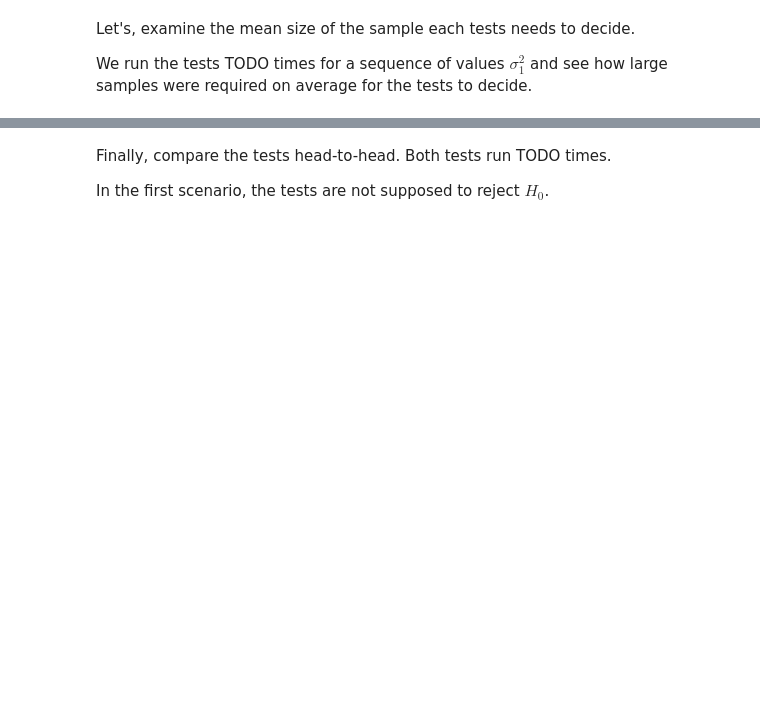
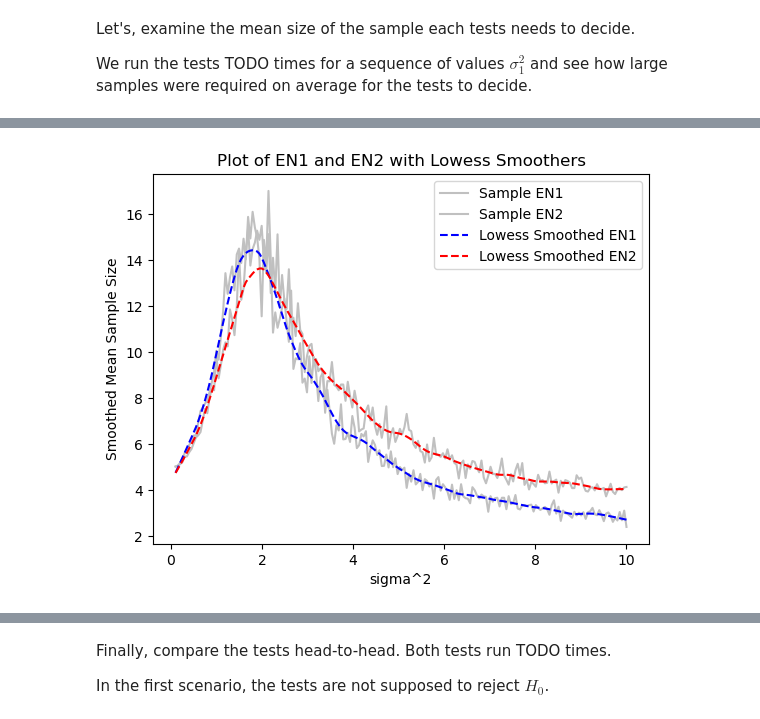
Before and after one commit to PrinceOfCzechia/sequential-test-sim, a Jupyter notebook: notebook2.ipynb, the cells around one changed output, grey strips where cells are left out. Drawn from its saved outputs; the diff is of its cells as text; code cells hidden in the pictures; blank space fills up the shorter version.

```diff
--- a/notebook2.ipynb
+++ b/notebook2.ipynb
@@ -107,3 +137,26 @@ Generated from mu = [1.]
 Let's, examine the mean size of the sample each tests needs to decide.
 
 We run the tests TODO times for a sequence of values $\sigma_1^2$ and see how large samples were required on average for the tests to decide.
+# %%
+# auxiliary functions return sample sizes when decision was reached
+def testN1_cnt( ha, hb, s, mu, sigma, n = 1, verbose = False ):
+    counter = 1
+    x = np.random.normal( mu, math.sqrt(sigma), size = n )
+    Z = sum( (x-mu)**2 )
+    while hb + (n*counter)*s < Z and Z < ha + (n*counter)*s:
+        counter += 1
+        x = np.append( x, np.random.normal( mu, math.sqrt(sigma), size = n ) ) # extend the sample
+        Z = sum( (x-mu)**2 ) # recalculate Z statistic
+    return n*counter
+
+def testN2_cnt( ha, hb, s, mu, sigma, n = 1, verbose = False ):
+    counter = 1
+    x = np.random.normal( mu, math.sqrt(sigma), size = n )
+    m = np.mean(x)
+    Z = sum( ( x - m )**2 )
+    while hb + (n*counter)*s < Z and Z < ha + (n*counter)*s:
+        counter += 1
+        x = np.append( x, np.random.normal( mu, math.sqrt(sigma), size = n ) ) # extend the sample
+        m = np.mean(x) # recalculate mean
+        Z = sum( ( x - m )**2 ) # recalculate Z statistic
+    return n*counter
@@ -110,3 +197,23 @@ We run the tests TODO times for a sequence of values $\sigma_1^2$ and see how la
+# %%
+from statsmodels.nonparametric.smoothers_lowess import lowess
+
+smoothed_EN1 = lowess(arr_EN1, arr_sigma, frac=0.1, return_sorted=False)
+smoothed_EN2 = lowess(arr_EN2, arr_sigma, frac=0.1, return_sorted=False)
+
+plt.plot(arr_sigma, arr_EN1, color='silver', label='Sample EN1')
+plt.plot(arr_sigma, arr_EN2, color='silver', label='Sample EN2')
+
+plt.plot(arr_sigma, smoothed_EN1, color='blue', linestyle='--', label='Lowess Smoothed EN1')
+plt.plot(arr_sigma, smoothed_EN2, color='red', linestyle='--', label='Lowess Smoothed EN2')
+
+plt.xlabel('sigma^2')
+plt.ylabel('Smoothed Mean Sample Size')
+plt.title('Plot of EN1 and EN2 with Lowess Smoothers')
+plt.legend()
+
+plt.show()
+# %% [output]
+[figure, added]
 # %% [markdown]
 Operational characteristics may be of interest as well.
 
```
Also changed, not shown: parts of 10 cells of this notebook.
